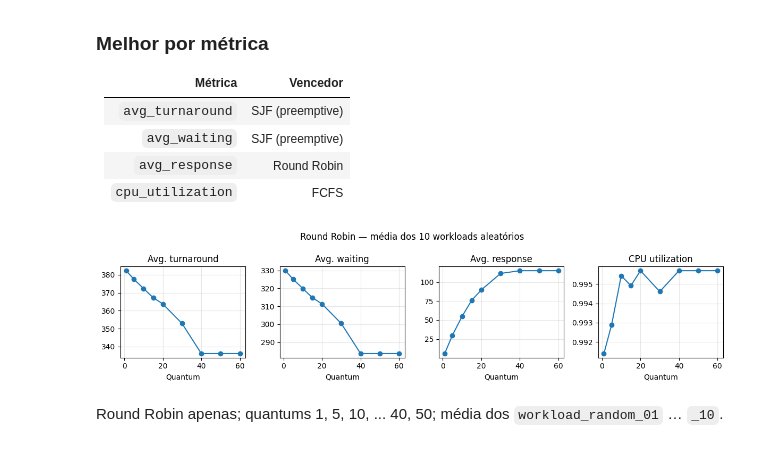
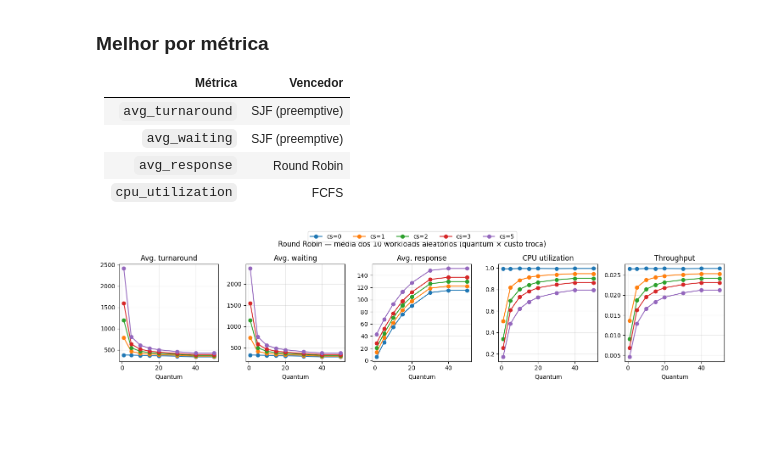
Before and after one commit to oliveirasWell/so-2026-01-ufms, a Jupyter notebook: trab-1/notebook.ipynb, the cells around one changed output. Drawn from its saved outputs; the diff is of its cells as text; code cells hidden in the pictures; blank space fills up the shorter version.

```diff
--- a/trab-1/notebook.ipynb
+++ b/trab-1/notebook.ipynb
@@ -154,34 +158,58 @@ Métricas médias (workload padrão do `inputs/workload.json`).
 # %%
 WORKLOAD_RANDOM_JSON = tuple(f"inputs/workload_random_{i:02d}.json" for i in range(1, 11))
 QUANTUMS = (1, 5, 10, 15, 20, 30, 40, 50)
+# Cinco cenários de custo de troca de contexto (ticks): livre, típico, moderado, pesado.
+CONTEXT_SWITCH_COSTS = (0, 1, 2, 3, 5)
 
-rr_by_quantum = {}
-for q in QUANTUMS:
-    runs = []
-    for path in WORKLOAD_RANDOM_JSON:
-        base = parse_input(path)
-        workload = Workload(
-            base.processes,
-            quantum=q,
-            context_switch_cost=base.context_switch_cost,
-        )
-        _, _, reports = run_simulation(workload, algo="round-robin")
-        runs.append(reports)
-    rr_by_quantum[q] = aggregate_reports(runs)[0]
+rr_by_quantum_cs = {}
+for cs in CONTEXT_SWITCH_COSTS:
+    rr_by_quantum_cs[cs] = {}
+    for q in QUANTUMS:
+        runs = []
+        for path in WORKLOAD_RANDOM_JSON:
+            base = parse_input(path)
+            workload = Workload(
+                base.processes,
+                quantum=q,
+                context_switch_cost=cs,
+            )
+            _, _, reports = run_simulation(workload, algo="round-robin")
+            runs.append(reports)
+        rr_by_quantum_cs[cs][q] = aggregate_reports(runs)[0]
 
 xs = list(QUANTUMS)
-titles = ("Avg. turnaround", "Avg. waiting", "Avg. response", "CPU utilization")
-fig, axes = plt.subplots(1, 4, figsize=(12, 3), sharex=True)
-for ax, metric, title in zip(axes, COMPARISON_METRICS, titles):
-    ys = [getattr(rr_by_quantum[q], metric) for q in xs]
-    ax.plot(xs, ys, marker="o")
+metric_titles = (
+    "Avg. turnaround",
+    "Avg. waiting",
+    "Avg. response",
+    "CPU utilization",
+    "Throughput",
+)
+fig, axes = plt.subplots(
+    1,
+    len(COMPARISON_METRICS),
+    figsize=(3 * len(COMPARISON_METRICS), 3.5),
+    sharex=True,
+)
+for ax, metric, title in zip(axes, COMPARISON_METRICS, metric_titles):
+    for cs in CONTEXT_SWITCH_COSTS:
+        ys = [getattr(rr_by_quantum_cs[cs][q], metric) for q in QUANTUMS]
+        ax.plot(xs, ys, marker="o", label=f"cs={cs}")
     ax.set_title(title)
     ax.set_xlabel("Quantum")
     ax.grid(True, alpha=0.3)
-fig.suptitle("Round Robin — média dos 10 workloads aleatórios")
+
+handles, labels = axes[0].get_legend_handles_labels()
+fig.legend(
+    handles,
+    labels,
+    loc="upper center",
+    ncol=len(CONTEXT_SWITCH_COSTS),
+    bbox_to_anchor=(0.5, 1.06),
+)
+fig.suptitle("Round Robin — média dos 10 workloads aleatórios (quantum × custo troca)")
 fig.tight_layout()
+plt.subplots_adjust(top=0.82)
 plt.show()
 # %% [output]
-[figure, old version]
+[figure, new version]
-# %% [markdown]
-Round Robin apenas; quantums 1, 5, 10, ... 40, 50; média dos `workload_random_01` … `_10`.
```
Also changed, not shown: parts of 7 cells of this notebook, 9 other files.
